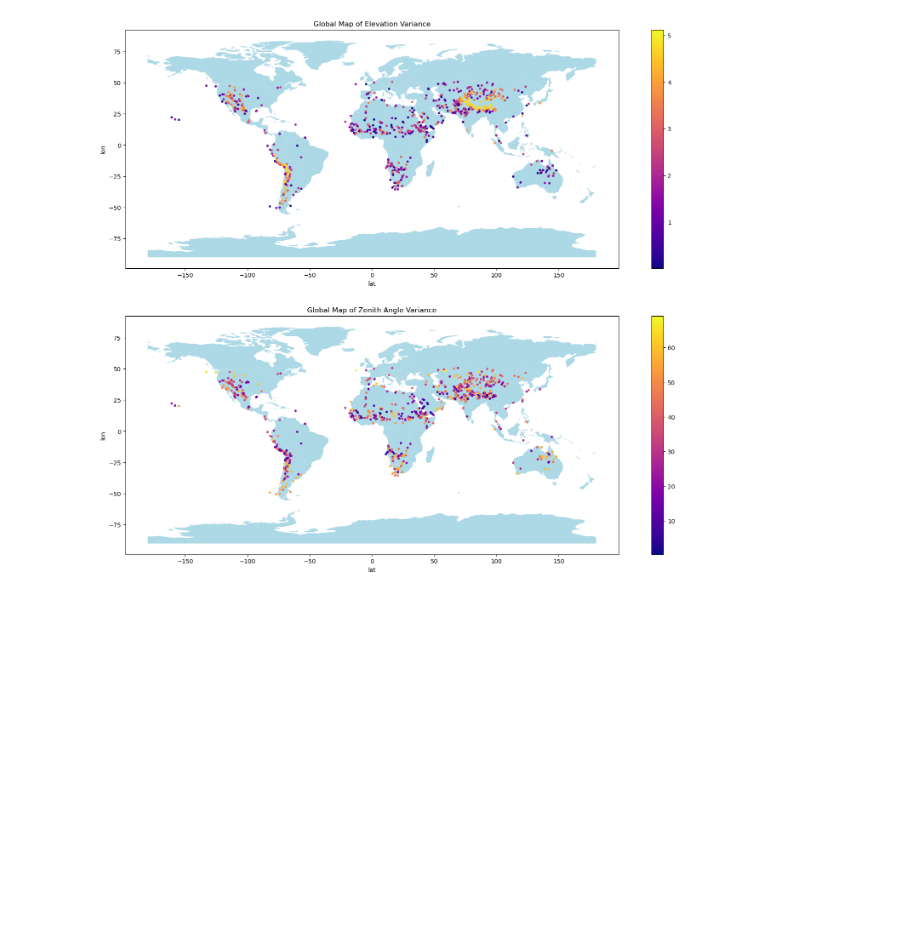
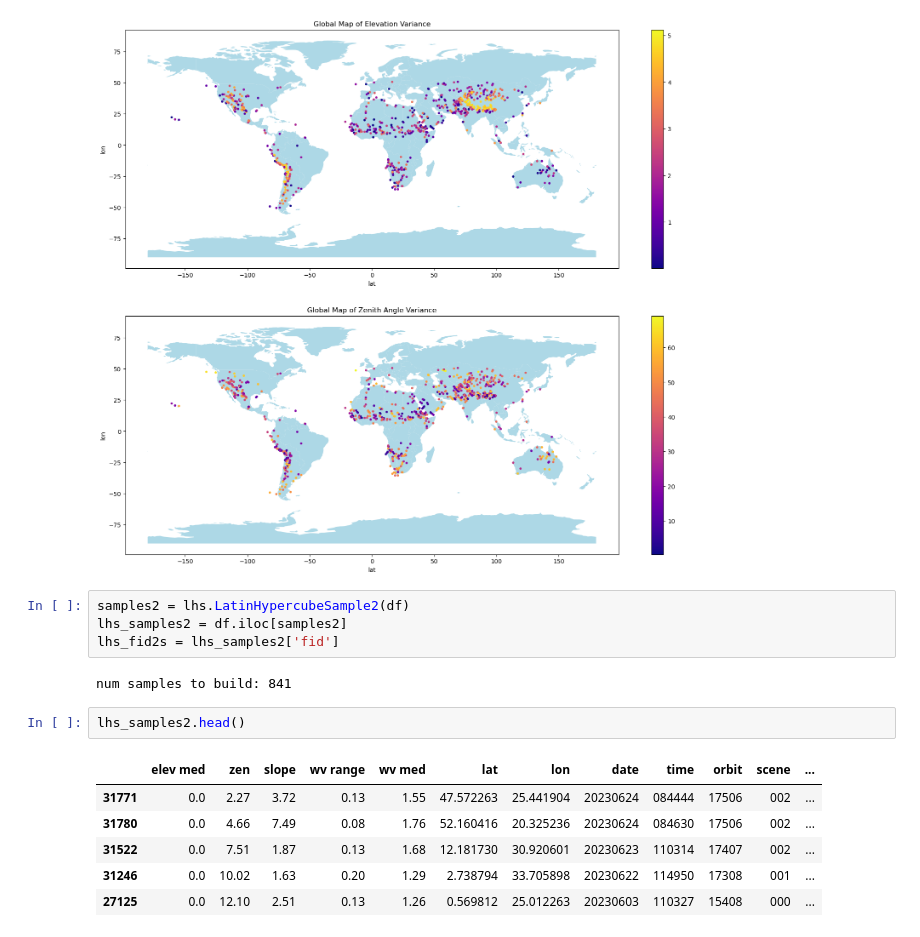
Before and after one commit to varunpatro1/EMIT_scene_analysis, a Jupyter notebook: LHS_results.ipynb, the cells around one changed output. Cells and saved outputs as stored; diff of their text form; blank space fills up the shorter version.

Commit message:
resampled with lhs based on sza and wv range

```diff
--- a/LHS_results.ipynb
+++ b/LHS_results.ipynb
@@ -40,3 +40,18 @@ spatial_plot.spatial_plt(lhs_samples)
 spatial_plot.elev_zen_variance_plt(lhs_samples)
 # %% [output]
 [figure]
+# %%
+samples2 = lhs.LatinHypercubeSample2(df)
+lhs_samples2 = df.iloc[samples2]
+lhs_fid2s = lhs_samples2['fid']
+# %% [output]
+num samples to build: 841
+# %%
+lhs_samples2.head()
+# %% [output]
+|  | elev med | zen | slope | wv range | wv med | lat | lon | date | time | orbit | scene | ... |
+| 31771 | 0.0 | 2.27 | 3.72 | 0.13 | 1.55 | 47.572263 | 25.441904 | 20230624 | 084444 | 17506 | 002 | ... |
+| 31780 | 0.0 | 4.66 | 7.49 | 0.08 | 1.76 | 52.160416 | 20.325236 | 20230624 | 084630 | 17506 | 002 | ... |
+| 31522 | 0.0 | 7.51 | 1.87 | 0.13 | 1.68 | 12.181730 | 30.920601 | 20230623 | 110314 | 17407 | 002 | ... |
+| 31246 | 0.0 | 10.02 | 1.63 | 0.20 | 1.29 | 2.738794 | 33.705898 | 20230622 | 114950 | 17308 | 001 | ... |
+| 27125 | 0.0 | 12.10 | 2.51 | 0.13 | 1.26 | 0.569812 | 25.012263 | 20230603 | 110327 | 15408 | 000 | ... |
```
Also changed, not shown: parts of 2 cells of this notebook, 3 other files.
